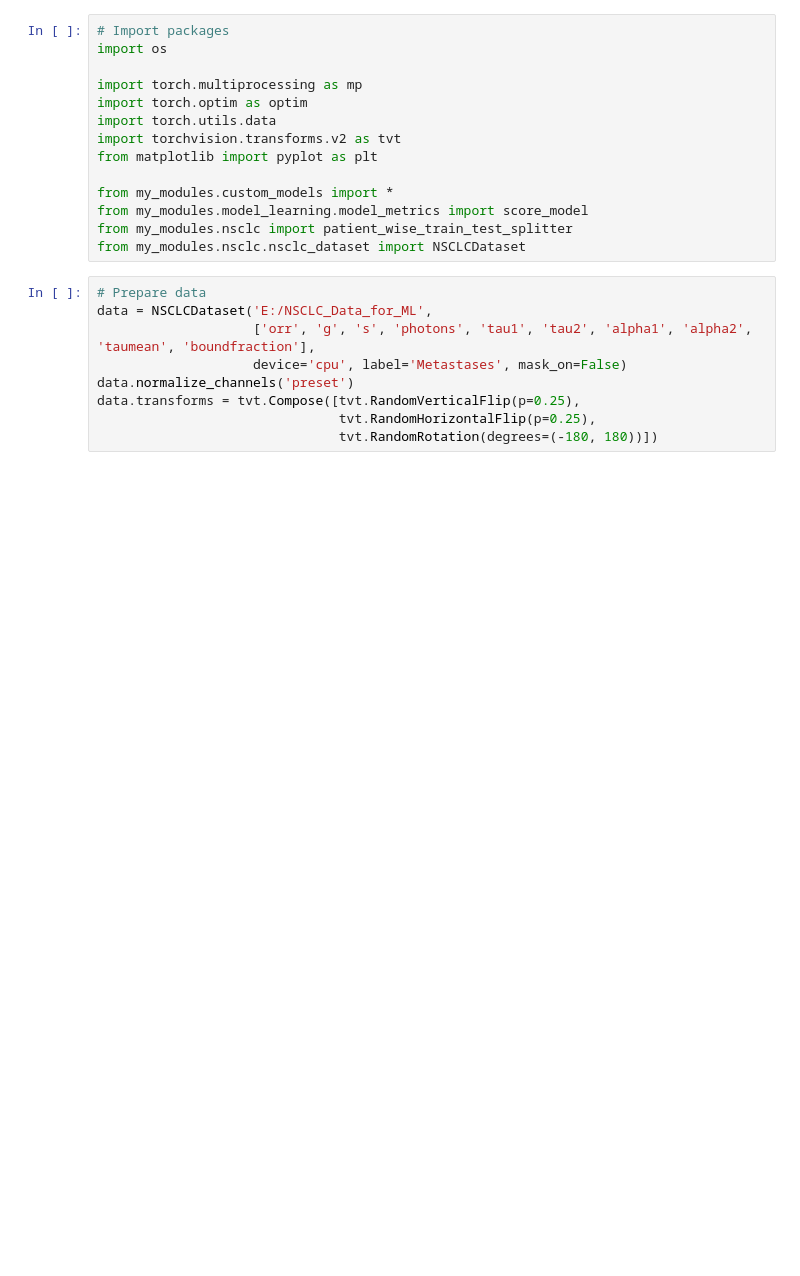
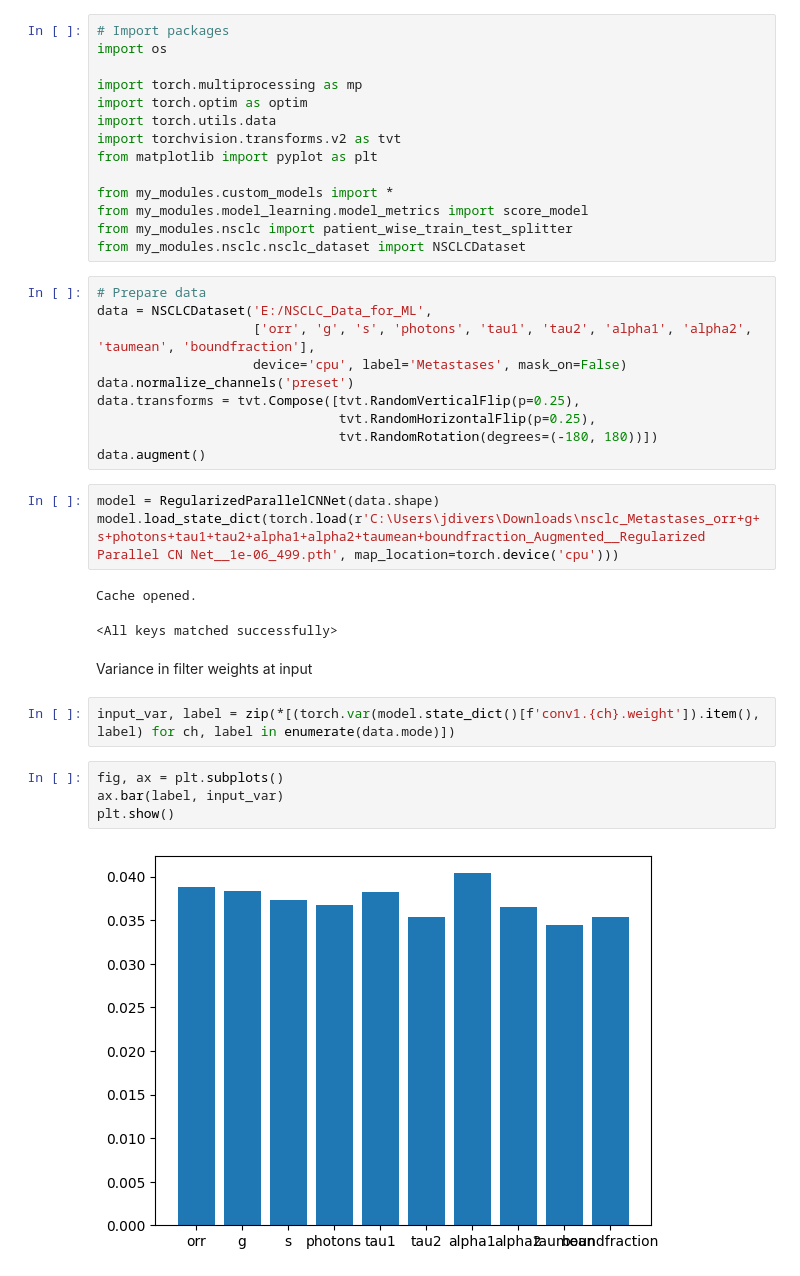
Before and after one commit to jiversivers/nsclc, a Jupyter notebook: reg_par_cnn_w_all_model_teasing.ipynb, the cells around one changed output. Cells and saved outputs as stored; diff of their text form; blank space fills up the shorter version.

Commit message:
some ismple model manipulations to look at feature importance

```diff
--- a/reg_par_cnn_w_all_model_teasing.ipynb
+++ b/reg_par_cnn_w_all_model_teasing.ipynb
@@ -21,3 +21,20 @@ data.normalize_channels('preset')
 data.transforms = tvt.Compose([tvt.RandomVerticalFlip(p=0.25),
                                tvt.RandomHorizontalFlip(p=0.25),
                                tvt.RandomRotation(degrees=(-180, 180))])
+data.augment()
+# %%
+model = RegularizedParallelCNNet(data.shape)
+model.load_state_dict(torch.load(r'C:\Users\jdivers\Downloads\nsclc_Metastases_orr+g+s+photons+tau1+tau2+alpha1+alpha2+taumean+boundfraction_Augmented__Regularized Parallel CN Net__1e-06_499.pth', map_location=torch.device('cpu')))
+# %% [output]
+Cache opened.
+<All keys matched successfully>
+# %% [markdown]
+Variance in filter weights at input
+# %%
+input_var, label = zip(*[(torch.var(model.state_dict()[f'conv1.{ch}.weight']).item(), label) for ch, label in enumerate(data.mode)])
+# %%
+fig, ax = plt.subplots()
+ax.bar(label, input_var)
+plt.show()
+# %% [output]
+[figure, added]
```
Also changed, not shown: parts of 15 cells of this notebook.
